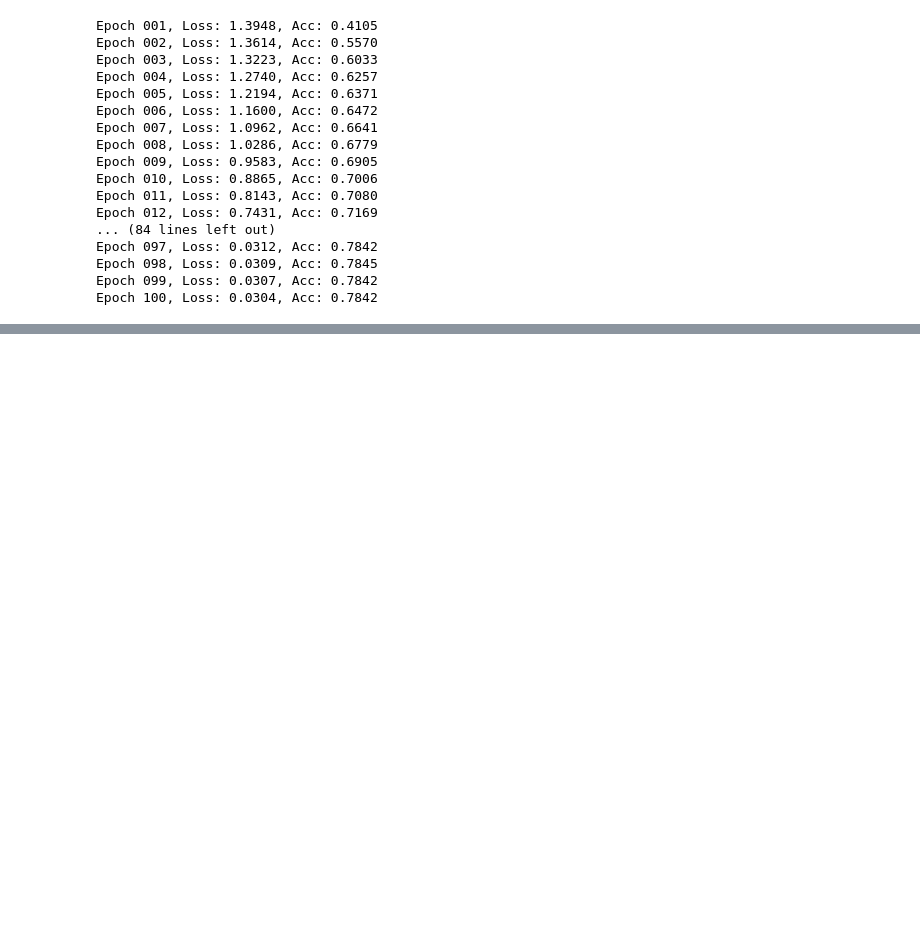
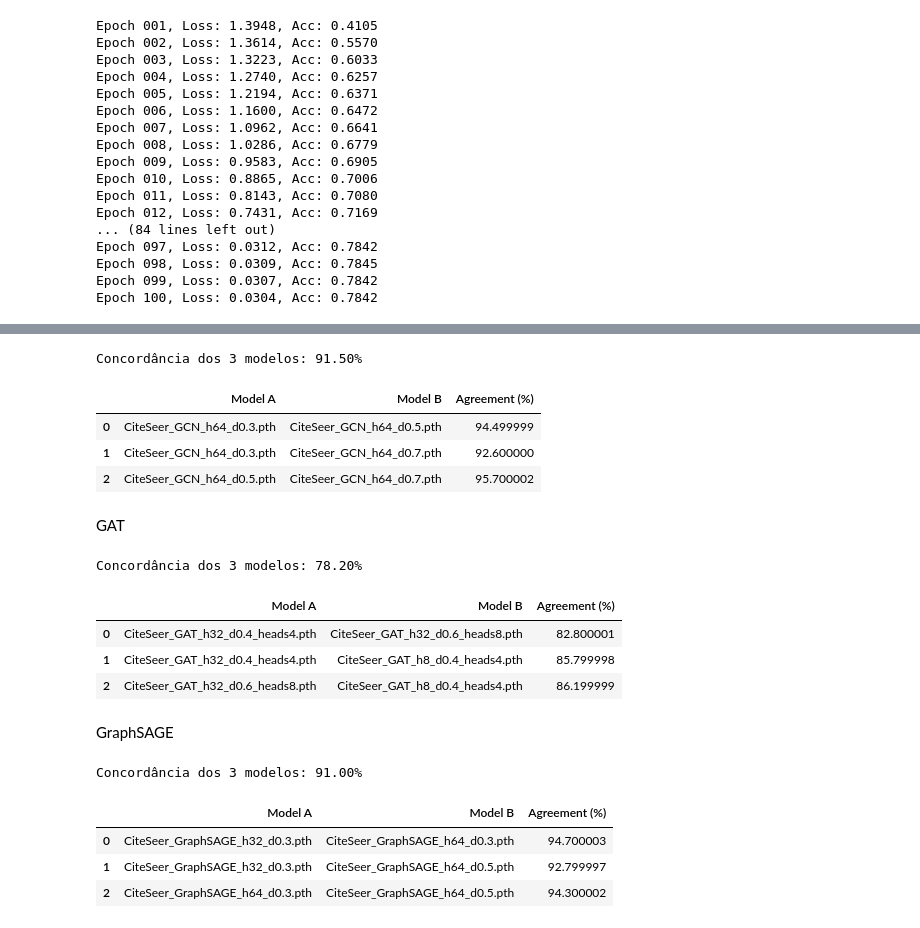
Before and after one commit to J0hnV1ct0r/Tabalho-Final-XAI, a Jupyter notebook: Cenario_Heterogenio_xai.ipynb, the cells around one changed output, grey strips where cells are left out. Cells and saved outputs as stored; diff of their text form; code cells hidden in the pictures; blank space fills up the shorter version.

```diff
--- a/Cenario_Heterogenio_xai.ipynb
+++ b/Cenario_Heterogenio_xai.ipynb
@@ -297,0 +843,27 @@ Epoch 100, Loss: 0.0304, Acc: 0.7842
+# %%
+agreement_GCN_citeseer = agreement_all_models(
+    citeseer_gcn_models,
+    citeseer,
+    node_mask=citeseer.test_mask
+)
+
+print(
+    f"Concordância dos 3 modelos: {agreement_GCN_citeseer:.2f}%"
+)
+# %% [output]
+Concordância dos 3 modelos: 91.50%
+# %%
+pairwise__GCN_citeseer_df = pairwise_agreement(
+    citeseer_gcn_models,
+    citeseer,
+    node_mask=citeseer.test_mask
+)
+
+pairwise__GCN_citeseer_df
+# %% [output]
+|  | Model A | Model B | Agreement (%) |
+| 0 | CiteSeer_GCN_h64_d0.3.pth | CiteSeer_GCN_h64_d0.5.pth | 94.499999 |
+| 1 | CiteSeer_GCN_h64_d0.3.pth | CiteSeer_GCN_h64_d0.7.pth | 92.600000 |
+| 2 | CiteSeer_GCN_h64_d0.5.pth | CiteSeer_GCN_h64_d0.7.pth | 95.700002 |
+# %% [markdown]
+GAT
@@ -297,0 +875,27 @@ Epoch 100, Loss: 0.0304, Acc: 0.7842
+# %%
+agreement_GAT_citeseer = agreement_all_models(
+    citeseer_GAT_models,
+    citeseer,
+    node_mask=citeseer.test_mask
+)
+
+print(
+    f"Concordância dos 3 modelos: {agreement_GAT_citeseer:.2f}%"
+)
+# %% [output]
+Concordância dos 3 modelos: 78.20%
+# %%
+pairwise__GAT_citeseer_df = pairwise_agreement(
+    citeseer_GAT_models,
+    citeseer,
+    node_mask=citeseer.test_mask
+)
+
+pairwise__GAT_citeseer_df
+# %% [output]
+|  | Model A | Model B | Agreement (%) |
+| 0 | CiteSeer_GAT_h32_d0.4_heads4.pth | CiteSeer_GAT_h32_d0.6_heads8.pth | 82.800001 |
+| 1 | CiteSeer_GAT_h32_d0.4_heads4.pth | CiteSeer_GAT_h8_d0.4_heads4.pth | 85.799998 |
+| 2 | CiteSeer_GAT_h32_d0.6_heads8.pth | CiteSeer_GAT_h8_d0.4_heads4.pth | 86.199999 |
+# %% [markdown]
+GraphSAGE
@@ -297,0 +907,25 @@ Epoch 100, Loss: 0.0304, Acc: 0.7842
+# %%
+agreement_GraphSAGE_citeseer = agreement_all_models(
+    citeseer_GraphSAGE_models,
+    citeseer,
+    node_mask=citeseer.test_mask
+)
+
+print(
+    f"Concordância dos 3 modelos: {agreement_GraphSAGE_citeseer:.2f}%"
+)
+# %% [output]
+Concordância dos 3 modelos: 91.00%
+# %%
+pairwise__GraphSAGE_citeseer_df = pairwise_agreement(
+    citeseer_GraphSAGE_models,
+    citeseer,
+    node_mask=citeseer.test_mask
+)
+
+pairwise__GraphSAGE_citeseer_df
+# %% [output]
+|  | Model A | Model B | Agreement (%) |
+| 0 | CiteSeer_GraphSAGE_h32_d0.3.pth | CiteSeer_GraphSAGE_h64_d0.3.pth | 94.700003 |
+| 1 | CiteSeer_GraphSAGE_h32_d0.3.pth | CiteSeer_GraphSAGE_h64_d0.5.pth | 92.799997 |
+| 2 | CiteSeer_GraphSAGE_h64_d0.3.pth | CiteSeer_GraphSAGE_h64_d0.5.pth | 94.300002 |
```
Also changed, not shown: parts of 59 cells of this notebook, 3 other files.
